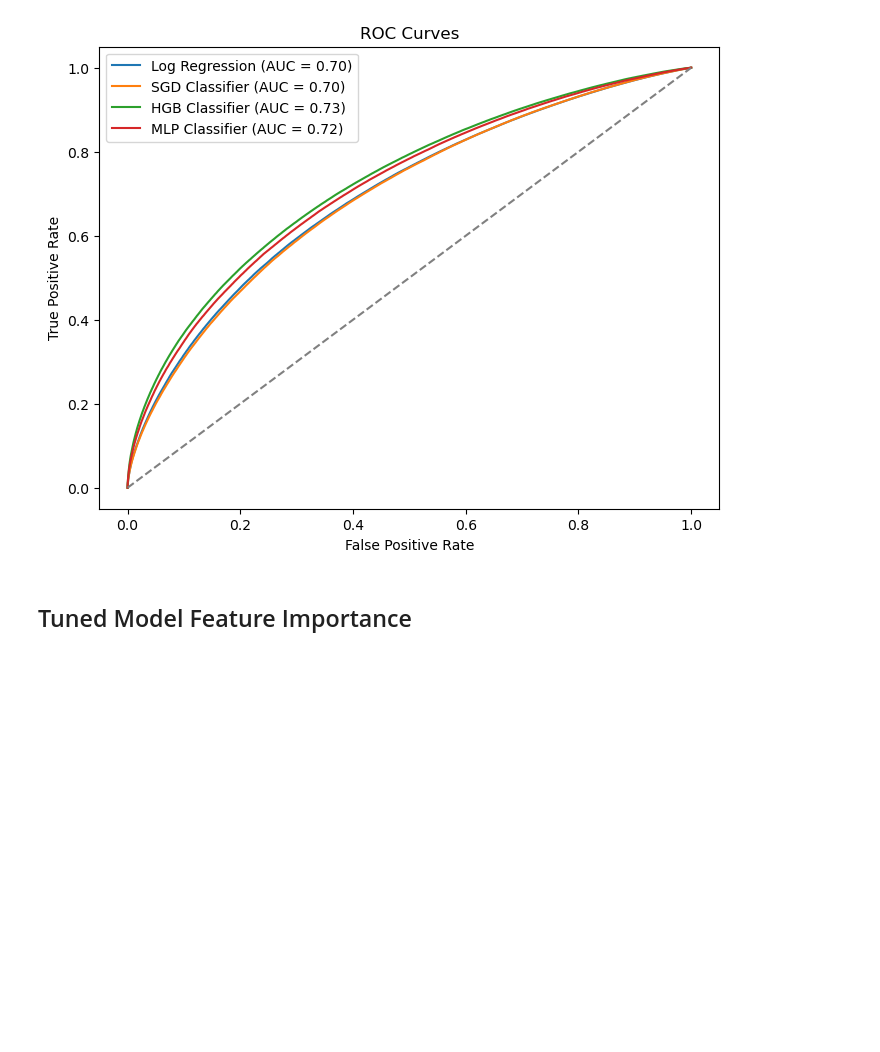
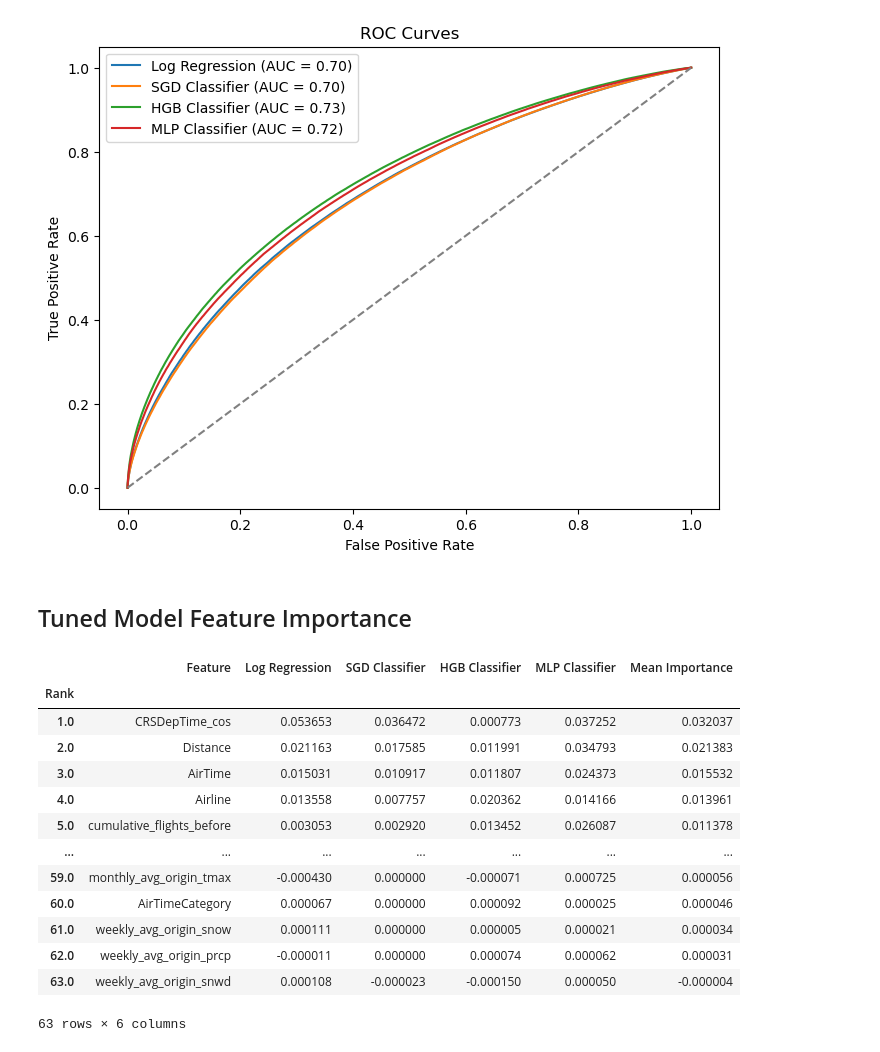
Before and after one commit to ekrichards/DSC288R_Capstone, a Jupyter notebook: notebooks/Classification.ipynb, the cells around one changed output. Saved outputs shown, nothing was run; the diff lists cells and outputs as text; code cells hidden in the pictures; blank space fills up the shorter version.

Commit message:
Ran permutation importance

```diff
--- a/notebooks/Classification.ipynb
+++ b/notebooks/Classification.ipynb
@@ -126,9 +126,9 @@ def clf_auc_plotter(models_dict, model_predictions, y_test):
     plt.legend()
     plt.show()
 # %%
-def clf_permutation_importance(models_dict, X_test, y_test, scoring="accuracy", n_repeats=5, frac=0.2):
+def clf_permutation_importance(models_dict, X_test, y_test, scoring="accuracy", n_repeats=5, frac=0.1):
     """Computes permutation importance with parallel processing and ensures stratified sampling.
-       Returns a DataFrame with feature importances and a dictionary of top 10 features per model.
+       Returns a DataFrame with feature importances and a DataFrame of top 5 features per model.
     """
     feature_importances = {}
     top_features = {}
@@ -154,8 +154,8 @@ def clf_permutation_importance(models_dict, X_test, y_test, scoring="accuracy",
         # Store feature importance scores
         feature_importances[model_name] = result.importances_mean
 
-        # Get top 10 features for the current model
-        sorted_indices = result.importances_mean.argsort()[::-1][:10]
+        # Get top 5 features for the current model
+        sorted_indices = result.importances_mean.argsort()[::-1][:5]
         top_features[model_name] = X_test.columns[sorted_indices].tolist()
 
     # Convert to DataFrame
@@ -163,12 +163,24 @@ def clf_permutation_importance(models_dict, X_test, y_test, scoring="accuracy",
 
     # Compute global importance ranking
     df_importance["Mean Importance"] = df_importance.mean(axis=1)
+    df_importance["Feature"] = df_importance.index  # Add feature names inside the DataFrame
     df_importance["Rank"] = df_importance["Mean Importance"].rank(ascending=False)
 
     # Sort by mean importance
     df_importance = df_importance.sort_values(by="Mean Importance", ascending=False)
 
-    return df_importance, top_features
+    # Reorder columns: Rank (as index), Feature, Models..., Mean Importance
+    column_order = ["Feature"] + list(models_dict.keys()) + ["Mean Importance"]
+    df_importance = df_importance[["Rank"] + column_order]
+
+    df_importance.set_index("Rank", inplace=True)  # Set Rank as the index
+
+    # Convert top features dictionary into DataFrame and transpose
+    df_top_features = pd.DataFrame.from_dict(top_features, orient='index').T
+    df_top_features.index = range(1, 6)  # Ranking from 1 to 5
+    df_top_features.index.name = "Rank"  # Set index name to Rank
+
+    return df_importance, df_top_features
 # %% [markdown]
 # Results
 # %% [markdown]
@@ -217,6 +229,21 @@ clf_auc_plotter(classification_models, clf_preds_tuned, y_test)
 # %% [markdown]
 ## Tuned Model Feature Importance
 # %%
-df_clf_feature_importance, dict_clf_feature_importance = clf_permutation_importance(classification_models, X_test, y_test)
-print(df_clf_feature_importance)
-print(dict_clf_feature_importance)
+df_clf_feature_importance, df_clf_top_features = clf_permutation_importance(classification_models, X_test, y_test)
+# %%
+df_clf_feature_importance
+# %% [output]
+|  | Feature | Log Regression | SGD Classifier | HGB Classifier | MLP Classifier | Mean Importance |
+| Rank |  |  |  |  |  |  |
+| 1.0 | CRSDepTime_cos | 0.053653 | 0.036472 | 0.000773 | 0.037252 | 0.032037 |
+| 2.0 | Distance | 0.021163 | 0.017585 | 0.011991 | 0.034793 | 0.021383 |
+| 3.0 | AirTime | 0.015031 | 0.010917 | 0.011807 | 0.024373 | 0.015532 |
+| 4.0 | Airline | 0.013558 | 0.007757 | 0.020362 | 0.014166 | 0.013961 |
+| 5.0 | cumulative_flights_before | 0.003053 | 0.002920 | 0.013452 | 0.026087 | 0.011378 |
+| ... | ... | ... | ... | ... | ... | ... |
+| 59.0 | monthly_avg_origin_tmax | -0.000430 | 0.000000 | -0.000071 | 0.000725 | 0.000056 |
+| 60.0 | AirTimeCategory | 0.000067 | 0.000000 | 0.000092 | 0.000025 | 0.000046 |
+| 61.0 | weekly_avg_origin_snow | 0.000111 | 0.000000 | 0.000005 | 0.000021 | 0.000034 |
+| 62.0 | weekly_avg_origin_prcp | -0.000011 | 0.000000 | 0.000074 | 0.000062 | 0.000031 |
+| 63.0 | weekly_avg_origin_snwd | 0.000108 | -0.000023 | -0.000150 | 0.000050 | -0.000004 |
+63 rows × 6 columns
```
Also changed, not shown: parts of 3 cells of this notebook, 1 other file.
